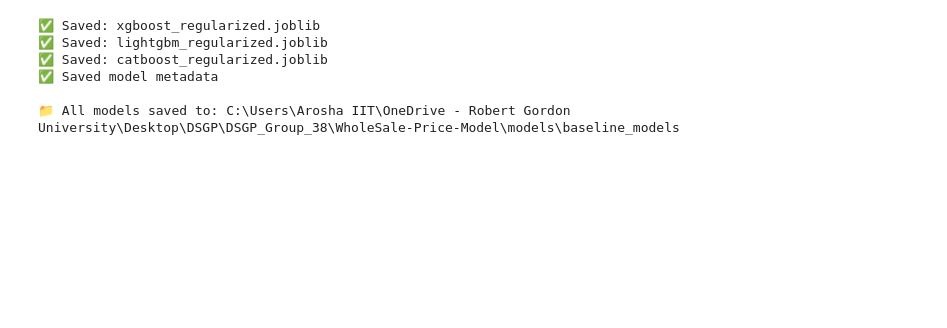
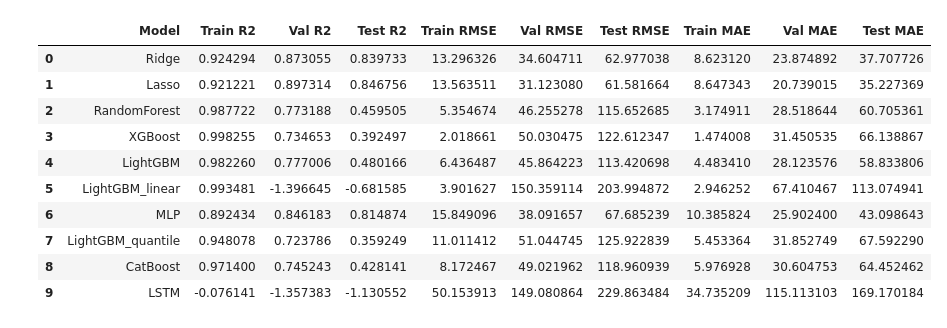
Before and after one commit to Amika1118/DSGP_Group_38, a Jupyter notebook: WholeSale-Price-Model/Notebooks/06_Model_Training.ipynb, the cells around one changed output. Cells and saved outputs as stored; diff of their text form; code cells hidden in the pictures; blank space fills up the shorter version.

```diff
--- a/WholeSale-Price-Model/Notebooks/06_Model_Training.ipynb
+++ b/WholeSale-Price-Model/Notebooks/06_Model_Training.ipynb
@@ -171,22 +101,5 @@ LightGBM (Regularized) Performance:
 # %%
-cb_model = cb.CatBoostRegressor(
-    random_seed=42,
-    iterations=100,
-    learning_rate=0.05,
-    depth=4,
-    l2_leaf_reg=3.0,
-    bagging_temperature=0.5,
-    border_count=128,
-    verbose=False
-)
-
-cb_model.fit(
-    X_train, y_train,
-    eval_set=(X_val, y_val)
-)
-
-cb_metrics, cb_train_pred, cb_val_pred, cb_test_pred = evaluate_model(
-    cb_model, X_train, y_train, X_val, y_val, X_test, y_test, "CatBoost (Regularized)"
-)
-
-models['CatBoost (Regularized)'] = cb_model
+cat_model = CatBoostRegressor(random_seed=42, eval_metric='RMSE', verbose=False)
+cat_model.fit(X_train, y_train, eval_set=(X_val, y_val))
+cat_history = cat_model.get_evals_result()
+cat_results = evaluate_model(cat_model, X_train, y_train, X_val, y_val, X_test, y_test, 'CatBoost')
@@ -493,24 +105,0 @@ CatBoost (Regularized)   44.167480 48.608610  39.243624 28.999689 0.813733
-# %%
-models_dir = "../models/baseline_models"
-os.makedirs(models_dir, exist_ok=True)
-
-for model_name, model in models.items():
-    safe_name = model_name.replace(' ', '_').replace('(', '').replace(')', '').lower()
-    filename = f"{safe_name}.joblib"
-    joblib.dump(model, os.path.join(models_dir, filename))
-    print(f"✅ Saved: {filename}")
-
-# Save metadata
-metadata = summary_df[['Model', 'Test RMSE', 'Test MAE', 'Test R²', 'Overfitting Level', 'Accuracy Rating']].copy()
-metadata['Best_Model'] = best_model['Model']
-metadata['Generated'] = datetime.now().strftime('%Y-%m-%d %H:%M:%S')
-metadata.to_csv(os.path.join(models_dir, 'model_metadata.csv'), index=False)
-print(f"✅ Saved model metadata")
-print(f"\n📁 All models saved to: {os.path.abspath(models_dir)}")
-# %% [output]
-✅ Saved: xgboost_regularized.joblib
-✅ Saved: lightgbm_regularized.joblib
-✅ Saved: catboost_regularized.joblib
-✅ Saved model metadata
-
-📁 All models saved to: C:\Users\Arosha IIT\OneDrive - Robert Gordon University\Desktop\DSGP\DSGP_Group_38\WholeSale-Price-Model\models\baseline_models
@@ -516,0 +150,24 @@ print(f"\n📁 All models saved to: {os.path.abspath(models_dir)}")
+# %%
+baseline_results = pd.DataFrame([
+    ridge_results, lasso_results, rf_results,
+    xgb_results, lgb_std_results, lgb_lin_results,
+    mlp_results, lgb_q_results, cat_results,
+    lstm_results
+])
+
+cols = ['Model', 'Train R2', 'Val R2', 'Test R2', 'Train RMSE', 'Val RMSE', 'Test RMSE',
+        'Train MAE', 'Val MAE', 'Test MAE']
+baseline_results = baseline_results[cols]
+baseline_results
+# %% [output]
+|  | Model | Train R2 | Val R2 | Test R2 | Train RMSE | Val RMSE | Test RMSE | Train MAE | Val MAE | Test MAE |
+| 0 | Ridge | 0.924294 | 0.873055 | 0.839733 | 13.296326 | 34.604711 | 62.977038 | 8.623120 | 23.874892 | 37.707726 |
+| 1 | Lasso | 0.921221 | 0.897314 | 0.846756 | 13.563511 | 31.123080 | 61.581664 | 8.647343 | 20.739015 | 35.227369 |
+| 2 | RandomForest | 0.987722 | 0.773188 | 0.459505 | 5.354674 | 46.255278 | 115.652685 | 3.174911 | 28.518644 | 60.705361 |
+| 3 | XGBoost | 0.998255 | 0.734653 | 0.392497 | 2.018661 | 50.030475 | 122.612347 | 1.474008 | 31.450535 | 66.138867 |
+| 4 | LightGBM | 0.982260 | 0.777006 | 0.480166 | 6.436487 | 45.864223 | 113.420698 | 4.483410 | 28.123576 | 58.833806 |
+| 5 | LightGBM_linear | 0.993481 | -1.396645 | -0.681585 | 3.901627 | 150.359114 | 203.994872 | 2.946252 | 67.410467 | 113.074941 |
+| 6 | MLP | 0.892434 | 0.846183 | 0.814874 | 15.849096 | 38.091657 | 67.685239 | 10.385824 | 25.902400 | 43.098643 |
+| 7 | LightGBM_quantile | 0.948078 | 0.723786 | 0.359249 | 11.011412 | 51.044745 | 125.922839 | 5.453364 | 31.852749 | 67.592290 |
+| 8 | CatBoost | 0.971400 | 0.745243 | 0.428141 | 8.172467 | 49.021962 | 118.960939 | 5.976928 | 30.604753 | 64.452462 |
+| 9 | LSTM | -0.076141 | -1.357383 | -1.130552 | 50.153913 | 149.080864 | 229.863484 | 34.735209 | 115.113103 | 169.170184 |
```
Also changed, not shown: parts of 29 cells of this notebook, 43 other files.
